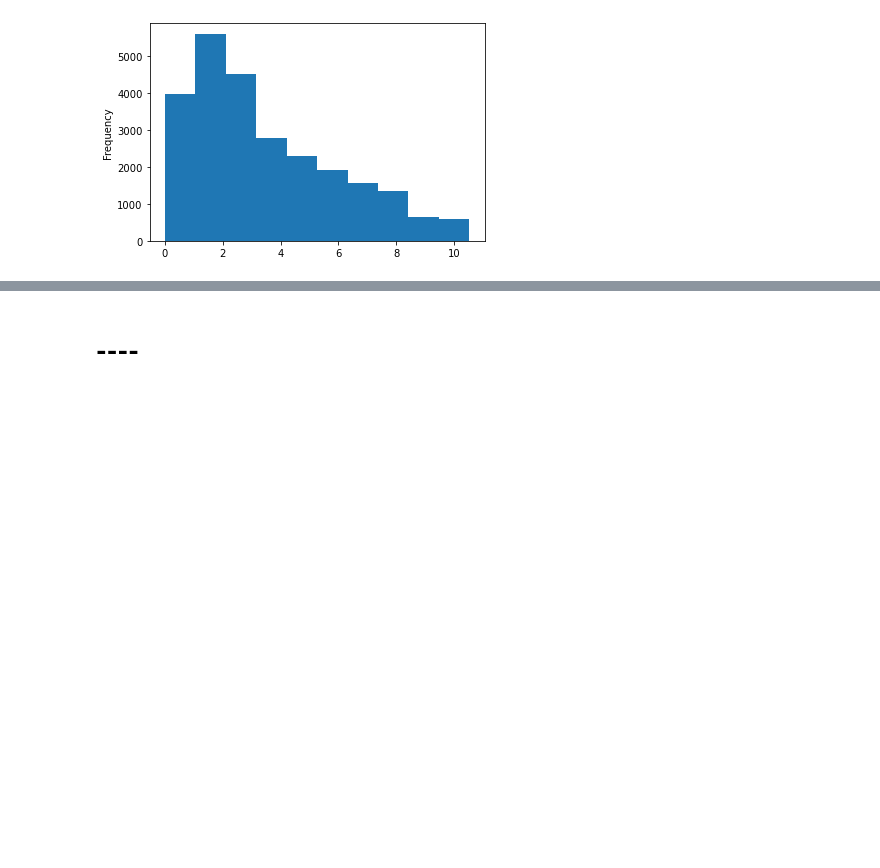
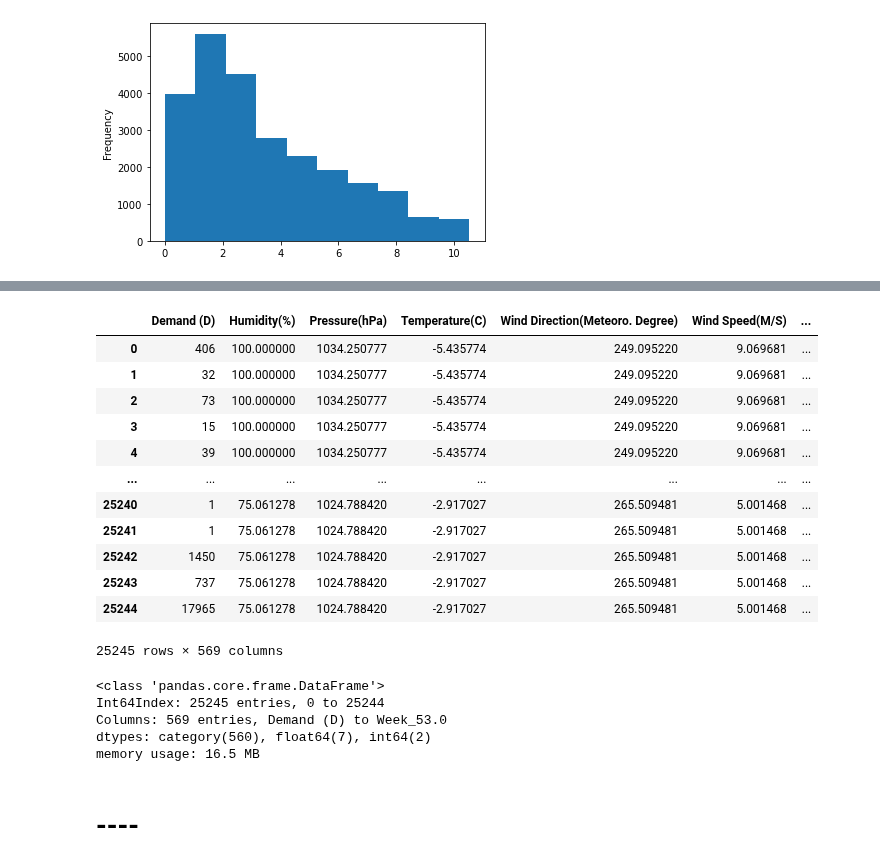
Before and after one commit to SepehrRad/aaa21, a Jupyter notebook: notebooks/prediction_svm.ipynb, the cells around one changed output, grey strips where cells are left out. Drawn from its saved outputs; the diff is of its cells as text; code cells hidden in the pictures; blank space fills up the shorter version.

```diff
--- a/notebooks/prediction_svm.ipynb
+++ b/notebooks/prediction_svm.ipynb
@@ -134,0 +160,9 @@ prediction_utils.get_prediction_scores(y_true=np.exp(y_test), y_predicted=np.exp
+# %%
+import category_encoders as ce
+
+data, target, cont_vars, cat_vars = prediction_svm.preprocess_data_for_svm(df=daily_demand, temporal_resolution='D')
+enc = ce.OneHotEncoder(use_cat_names=True, return_df=True, cols=cat_vars)
+enc_data = enc.fit_transform(data[cat_vars])
+enc_data = enc_data.astype("category")
+data = data.join(enc_data)
+data = data.drop(columns=cat_vars)
@@ -135,3 +185,27 @@ prediction_utils.get_prediction_scores(y_true=np.exp(y_test), y_predicted=np.exp
+# %%
+data
+# %% [output]
+|  | Demand (D) | Humidity(%) | Pressure(hPa) | Temperature(C) | Wind Direction(Meteoro. Degree) | Wind Speed(M/S) | ... |
+| 0 | 406 | 100.000000 | 1034.250777 | -5.435774 | 249.095220 | 9.069681 | ... |
+| 1 | 32 | 100.000000 | 1034.250777 | -5.435774 | 249.095220 | 9.069681 | ... |
+| 2 | 73 | 100.000000 | 1034.250777 | -5.435774 | 249.095220 | 9.069681 | ... |
+| 3 | 15 | 100.000000 | 1034.250777 | -5.435774 | 249.095220 | 9.069681 | ... |
+| 4 | 39 | 100.000000 | 1034.250777 | -5.435774 | 249.095220 | 9.069681 | ... |
+| ... | ... | ... | ... | ... | ... | ... | ... |
+| 25240 | 1 | 75.061278 | 1024.788420 | -2.917027 | 265.509481 | 5.001468 | ... |
+| 25241 | 1 | 75.061278 | 1024.788420 | -2.917027 | 265.509481 | 5.001468 | ... |
+| 25242 | 1450 | 75.061278 | 1024.788420 | -2.917027 | 265.509481 | 5.001468 | ... |
+| 25243 | 737 | 75.061278 | 1024.788420 | -2.917027 | 265.509481 | 5.001468 | ... |
+| 25244 | 17965 | 75.061278 | 1024.788420 | -2.917027 | 265.509481 | 5.001468 | ... |
+25245 rows × 569 columns
+# %%
+data.info()
+# %% [output]
+<class 'pandas.core.frame.DataFrame'>
+Int64Index: 25245 entries, 0 to 25244
+Columns: 569 entries, Demand (D) to Week_53.0
+dtypes: category(560), float64(7), int64(2)
+memory usage: 16.5 MB
 # %% [markdown]
 # ----
 # %%
```
Also changed, not shown: parts of 7 cells of this notebook, 1 other file.
